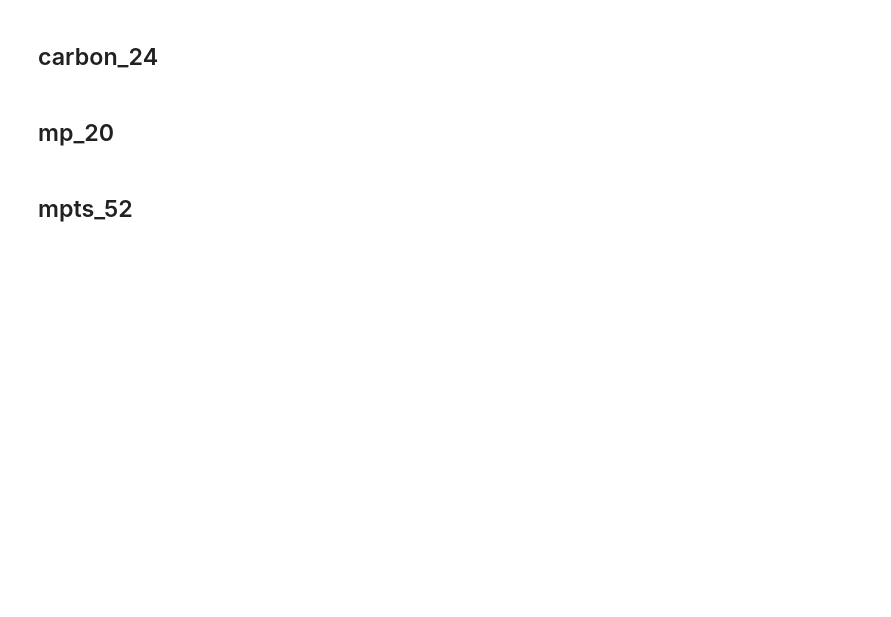
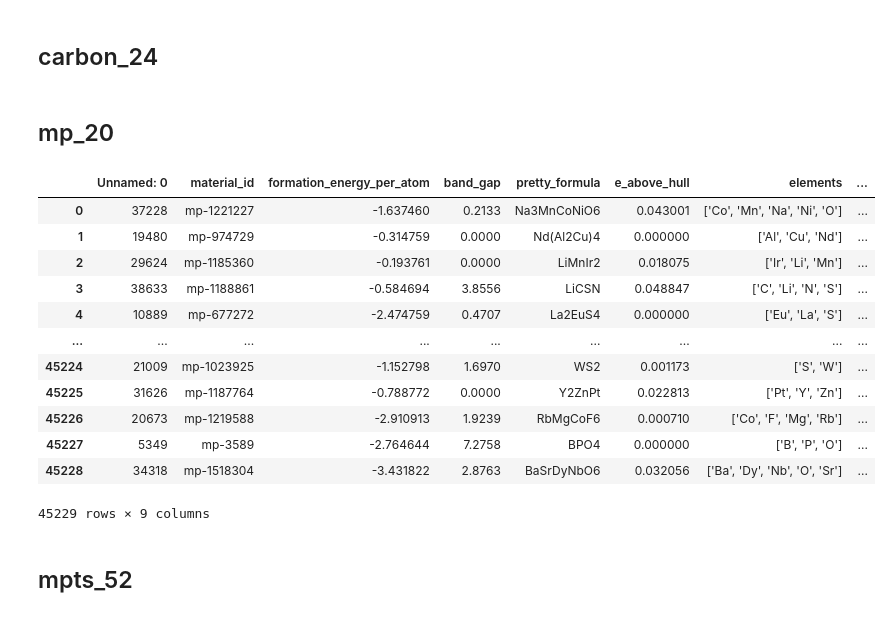
Before and after one commit to Gruz2520/crystall_generation, a Jupyter notebook: notebooks/data_prep.ipynb, the cells around one changed output. Drawn from its saved outputs; the diff is of its cells as text; code cells hidden in the pictures; blank space fills up the shorter version.

```diff
--- a/notebooks/data_prep.ipynb
+++ b/notebooks/data_prep.ipynb
@@ -239,8 +239,23 @@ print(carbon.iloc[0].cif)
 # %% [markdown]
 ## mp_20
 # %%
-mp = pd.read_csv("mp_20\\mp20_file.csv")
+import pandas as pd
+mp = pd.read_csv("../data/mp_20/mp_20.csv")
 mp
+# %% [output]
+|  | Unnamed: 0 | material_id | formation_energy_per_atom | band_gap | pretty_formula | e_above_hull | elements | ... |
+| 0 | 37228 | mp-1221227 | -1.637460 | 0.2133 | Na3MnCoNiO6 | 0.043001 | ['Co', 'Mn', 'Na', 'Ni', 'O'] | ... |
+| 1 | 19480 | mp-974729 | -0.314759 | 0.0000 | Nd(Al2Cu)4 | 0.000000 | ['Al', 'Cu', 'Nd'] | ... |
+| 2 | 29624 | mp-1185360 | -0.193761 | 0.0000 | LiMnIr2 | 0.018075 | ['Ir', 'Li', 'Mn'] | ... |
+| 3 | 38633 | mp-1188861 | -0.584694 | 3.8556 | LiCSN | 0.048847 | ['C', 'Li', 'N', 'S'] | ... |
+| 4 | 10889 | mp-677272 | -2.474759 | 0.4707 | La2EuS4 | 0.000000 | ['Eu', 'La', 'S'] | ... |
+| ... | ... | ... | ... | ... | ... | ... | ... | ... |
+| 45224 | 21009 | mp-1023925 | -1.152798 | 1.6970 | WS2 | 0.001173 | ['S', 'W'] | ... |
+| 45225 | 31626 | mp-1187764 | -0.788772 | 0.0000 | Y2ZnPt | 0.022813 | ['Pt', 'Y', 'Zn'] | ... |
+| 45226 | 20673 | mp-1219588 | -2.910913 | 1.9239 | RbMgCoF6 | 0.000710 | ['Co', 'F', 'Mg', 'Rb'] | ... |
+| 45227 | 5349 | mp-3589 | -2.764644 | 7.2758 | BPO4 | 0.000000 | ['B', 'P', 'O'] | ... |
+| 45228 | 34318 | mp-1518304 | -3.431822 | 2.8763 | BaSrDyNbO6 | 0.032056 | ['Ba', 'Dy', 'Nb', 'O', 'Sr'] | ... |
+45229 rows × 9 columns
 # %%
 len(set(mp.material_id) & set(jarvis.reference))
 # %% [markdown]
```
Also changed, not shown: 4 other files.
